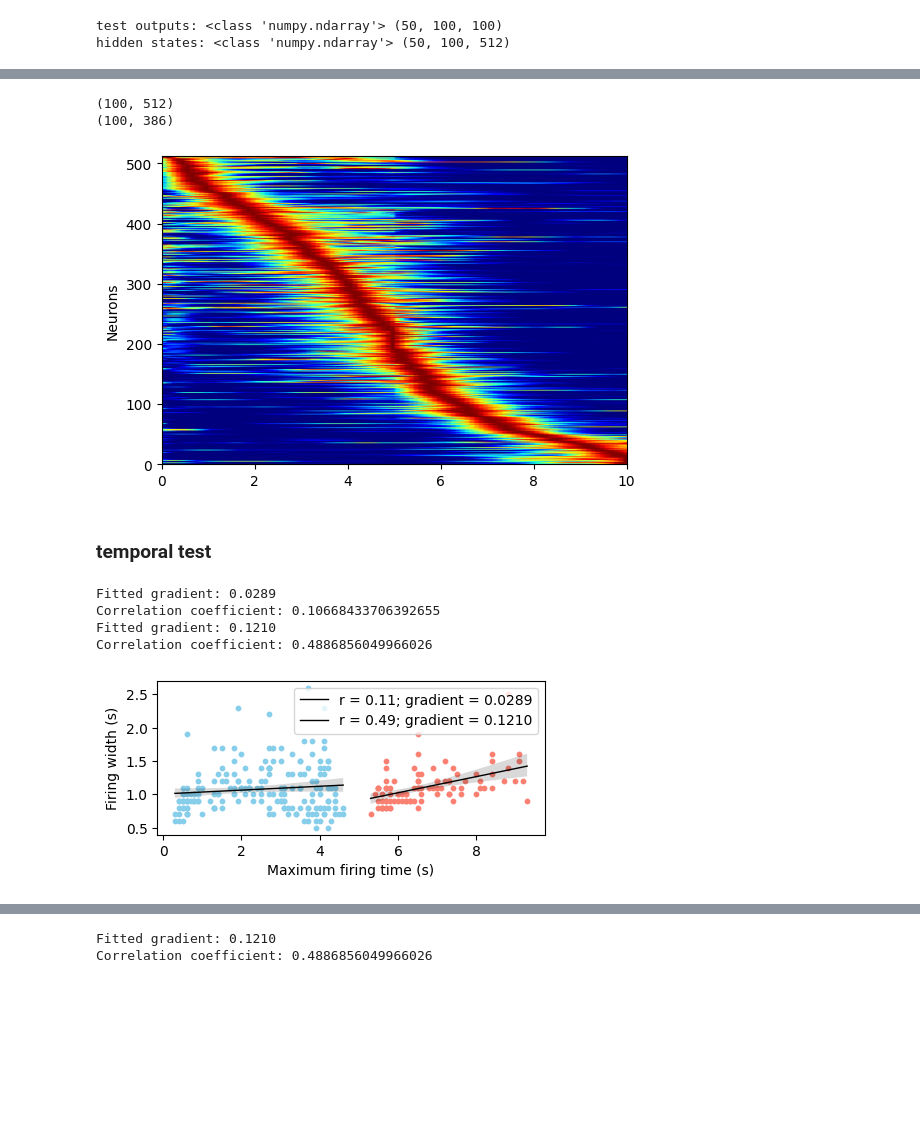
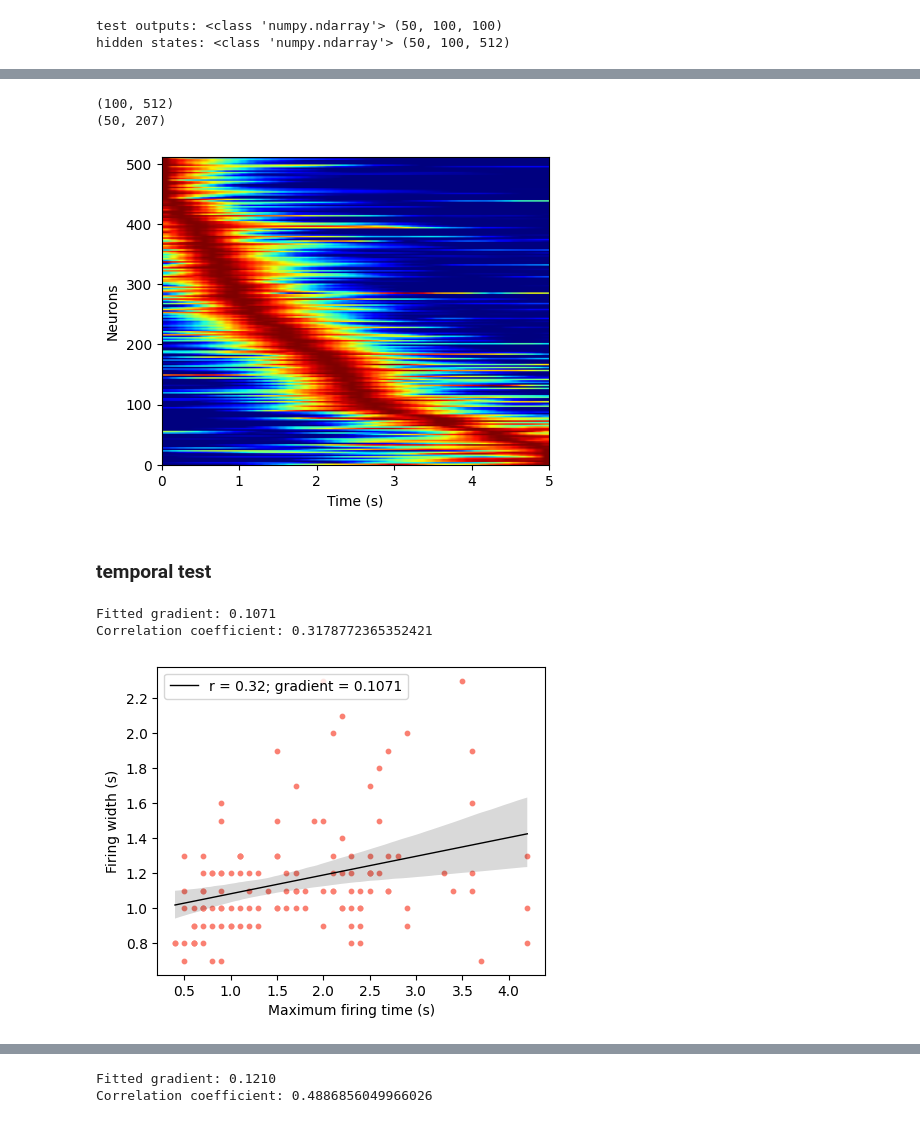
Before and after one commit to qrsyu/STCell, a Jupyter notebook: code/spacetime_task.ipynb, the cells around one changed output, grey strips where cells are left out. Cells and saved outputs as stored; diff of their text form; code cells hidden in the pictures; blank space fills up the shorter version.

Commit message:
time task vary update

```diff
--- a/code/spacetime_task.ipynb
+++ b/code/spacetime_task.ipynb
@@ -324,17 +320,18 @@ def plt_hs(hs, min_fr=0.1, fig=None, ax=None):
 # %%
 # Averge accross the batch
 avg_hs = np.mean(hidden_states, axis=0)
 print(avg_hs.shape)
 
 # pre and post noise = 0.3, fr
-fig, ax = plt.subplots(figsize=(6, 4))
-norm_hs, fig, ax = plt_hs(avg_hs, min_fr=0.1, fig=fig, ax=ax)
+fig, ax = plt.subplots(figsize=(5, 4))
+norm_hs, fig, ax = plt_hs(avg_hs[50:], min_fr=0.1, fig=fig, ax=ax)
 print(norm_hs.shape)
+ax.set_xlabel('Time (s)')
 plt.savefig(f'hidden_states(RealModel-{load_data_type}).png', transparent=True)
 # %% [output]
 (100, 512)
-(100, 386)
+(50, 207)
-[figure, old version]
+[figure, new version]
 # %% [markdown]
 ### temporal test
 # %%
@@ -396,32 +393,30 @@ def plt_corr(time_pts, widths, fig, ax):
     return fig, ax
 # %%
 # Plot the firing widths vs the maximum firing times
-fig, ax = plt.subplots(figsize=(5,2))
+fig, ax = plt.subplots(figsize=(5,4))
 
 plt.scatter(max_time_pts[(firing_starts >= 0) & (firing_ends <= 5)],
             firing_widths[(firing_starts >= 0) & (firing_ends <= 5)],
-            c='skyblue', s=10)
+            c='salmon', s=10)
 plt_corr(max_time_pts[(firing_starts >= 0) & (firing_ends <= 5)],
          firing_widths[(firing_starts >= 0) & (firing_ends <= 5)],
          fig=fig, ax=ax)
 
-plt.scatter(max_time_pts[(firing_starts >= 5) & (firing_ends <= 10)],
-            firing_widths[(firing_starts >= 5) & (firing_ends <= 10)],
-            c='salmon', s=10)
-plt_corr(max_time_pts[(firing_starts >= 5) & (firing_ends <= 10)],
-         firing_widths[(firing_starts >= 5) & (firing_ends <= 10)],
-         fig=fig, ax=ax)
+# plt.scatter(max_time_pts[(firing_starts >= 5) & (firing_ends <= 10)],
+#             firing_widths[(firing_starts >= 5) & (firing_ends <= 10)],
+#             c='salmon', s=10)
+# plt_corr(max_time_pts[(firing_starts >= 5) & (firing_ends <= 10)],
+#          firing_widths[(firing_starts >= 5) & (firing_ends <= 10)],
+#          fig=fig, ax=ax)
 
 plt.xlabel('Maximum firing time (s)')
 plt.ylabel("Firing width (s)")
 plt.legend()
-plt.show()
+plt.savefig(f'firing_width_vs_max_time(RealModel-{load_data_type}).png', transparent=True)
 # %% [output]
-Fitted gradient: 0.0289
-Correlation coefficient: 0.10668433706392655
-Fitted gradient: 0.1210
-Correlation coefficient: 0.4886856049966026
+Fitted gradient: 0.1071
+Correlation coefficient: 0.3178772365352421
-[figure, old version]
+[figure, new version]
 # %%
 fig, axs = plt.subplots(2, 1, figsize=(5, 4), sharex=True)
 _, fig, axs[0] = plt_hs(norm_hs[:, (firing_starts >= 0) & (firing_ends <= 5)],
```
Also changed, not shown: parts of 4 cells of this notebook, 13 other files.
